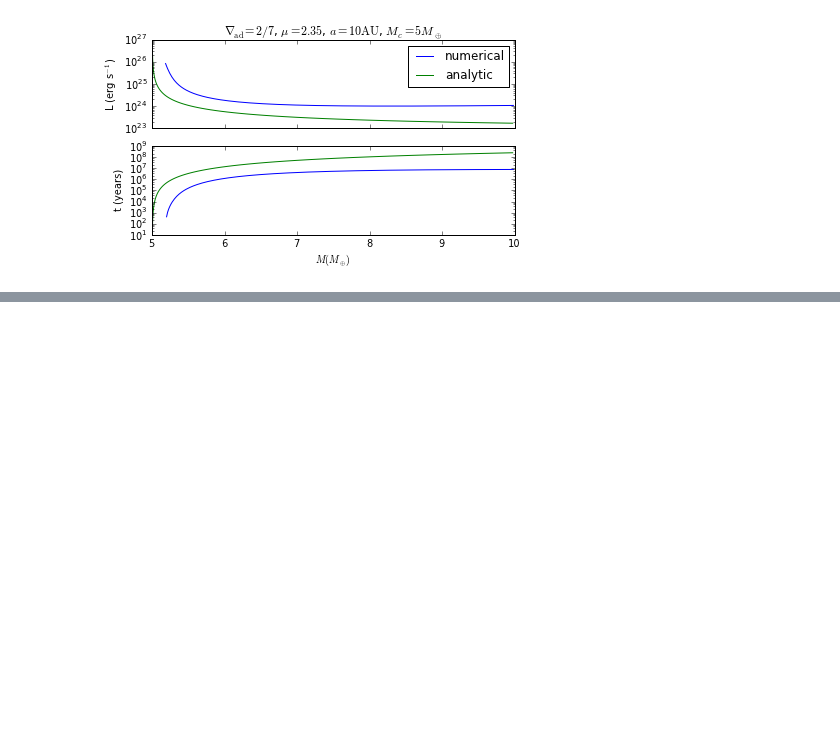
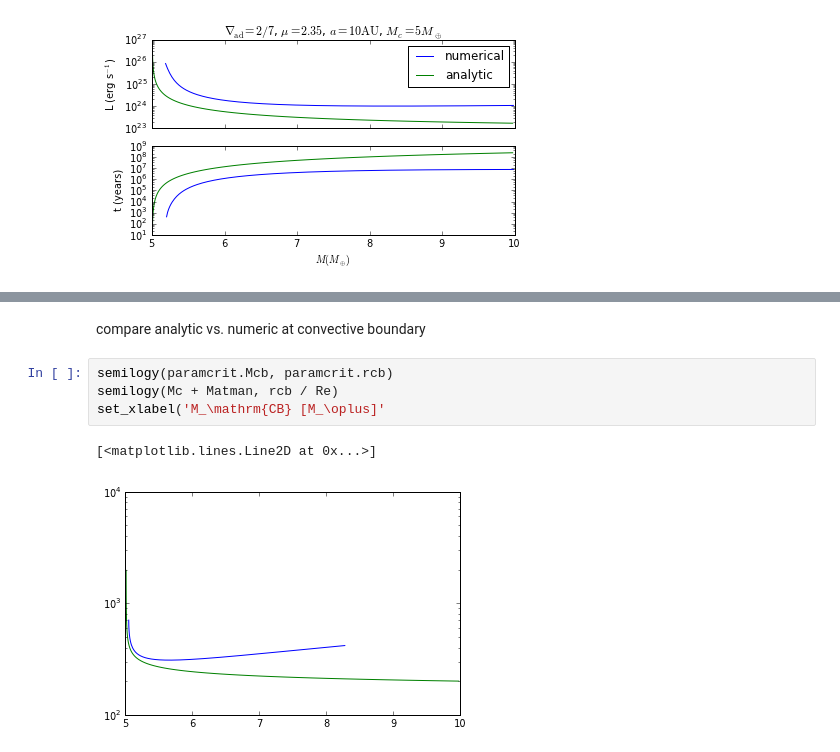
Before and after one commit to apiso/core_accretion, a Jupyter notebook: python/RadSGPoly/plots_poster.ipynb, the cells around one changed output, grey strips where cells are left out. Saved outputs shown, nothing was run; the diff lists cells and outputs as text; blank space fills up the shorter version.

```diff
--- a/python/RadSGPoly/plots_poster.ipynb
+++ b/python/RadSGPoly/plots_poster.ipynb
@@ -134,0 +189,9 @@ plt.savefig(userpath + '/figs/ModelAtmospheres/RadSelfGravPoly/' + filename2)
+# %% [markdown]
+compare analytic vs. numeric at convective boundary
+# %%
+semilogy(paramcrit.Mcb, paramcrit.rcb)
+semilogy(Mc + Matman, rcb / Re)
+set_xlabel('M_\mathrm{CB} [M_\oplus]'
+# %% [output]
+[<matplotlib.lines.Line2D at 0x...>]
+[figure, added]
```
Also changed, not shown: parts of 4 cells of this notebook, 1 other file.
